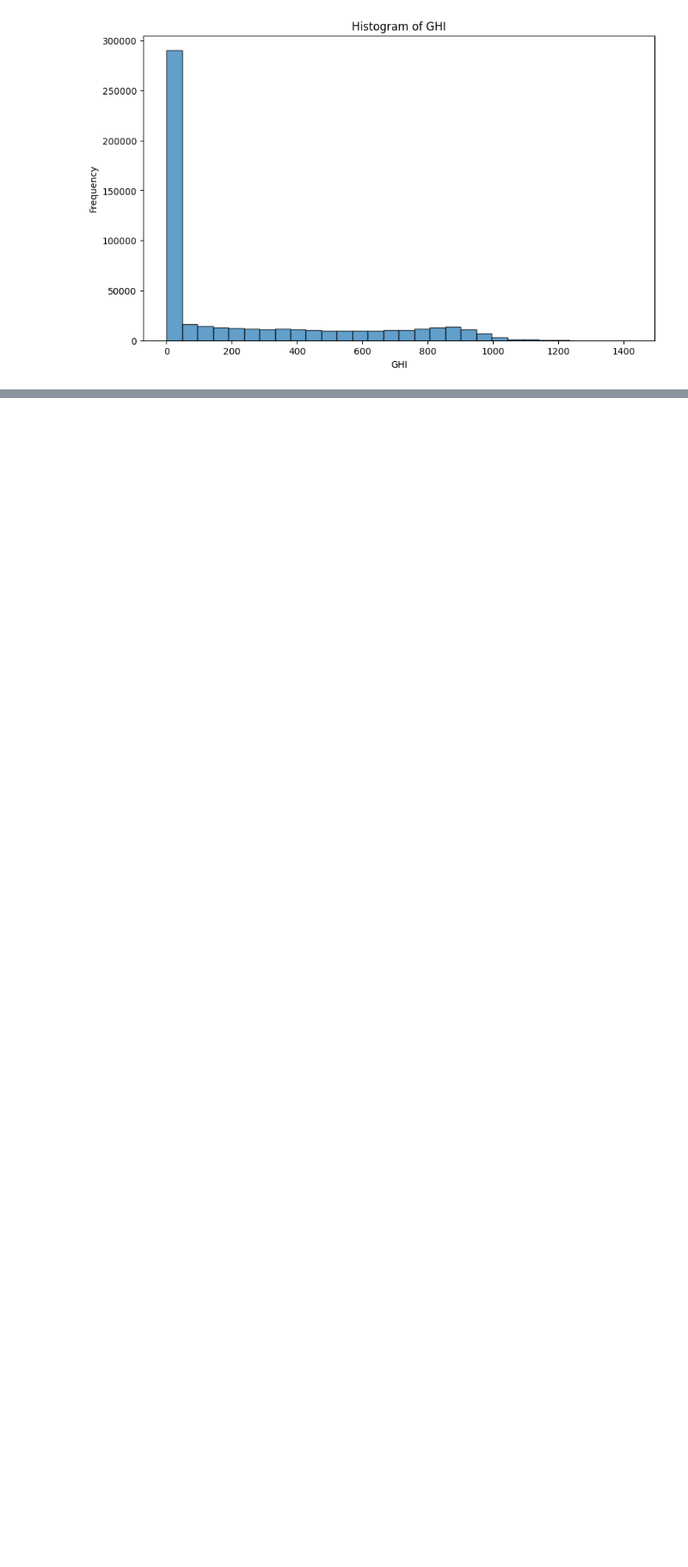
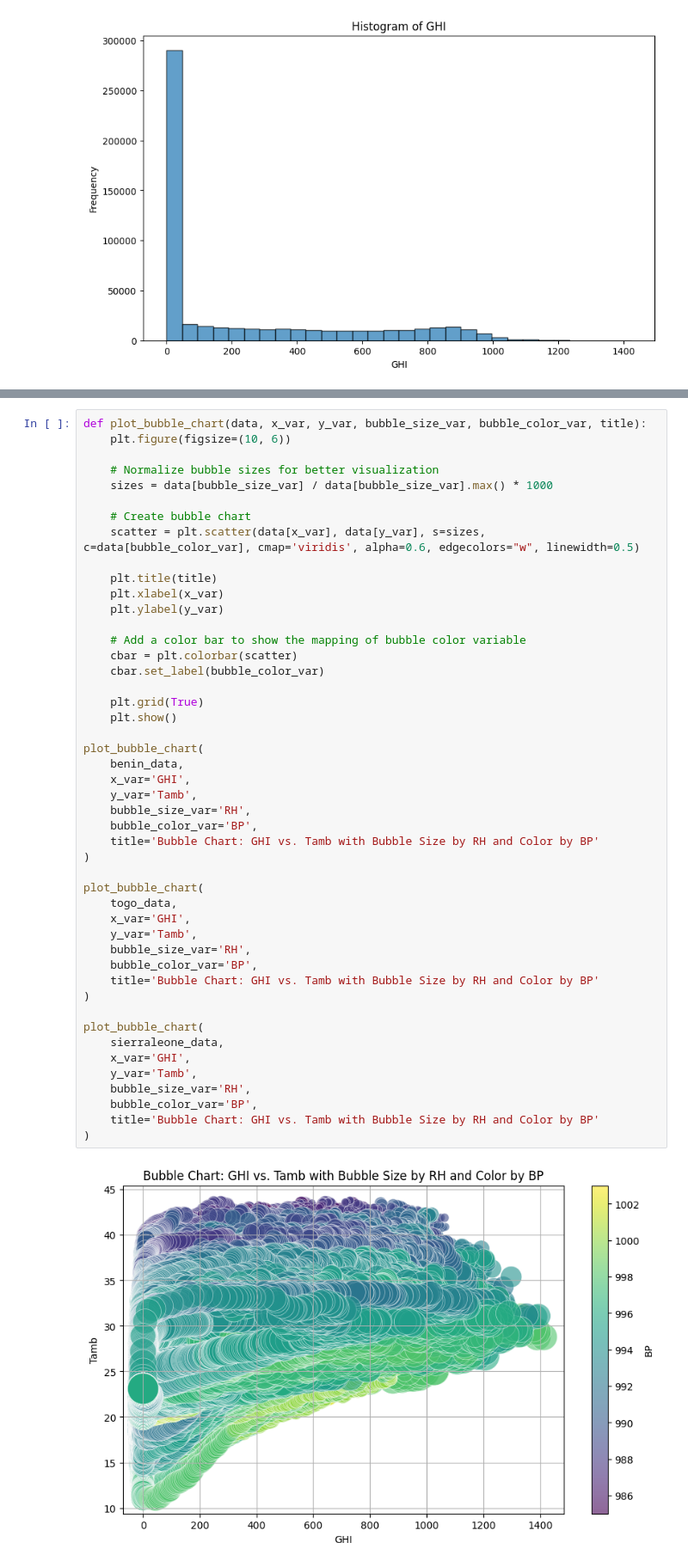
Before and after one commit to Liya-F/Solar-Data-Analysis, a Jupyter notebook: notebooks/EDA.ipynb, the cells around one changed output, grey strips where cells are left out. Shown at 86% size. Drawn from its saved outputs; the diff is of its cells as text; blank space fills up the shorter version.

```diff
--- a/notebooks/EDA.ipynb
+++ b/notebooks/EDA.ipynb
@@ -352,0 +474,49 @@ plot_histogram(togo_data, 'GHI')
+# %%
+def plot_bubble_chart(data, x_var, y_var, bubble_size_var, bubble_color_var, title):
+    plt.figure(figsize=(10, 6))
+
+    # Normalize bubble sizes for better visualization
+    sizes = data[bubble_size_var] / data[bubble_size_var].max() * 1000
+
+    # Create bubble chart
+    scatter = plt.scatter(data[x_var], data[y_var], s=sizes, c=data[bubble_color_var], cmap='viridis', alpha=0.6, edgecolors="w", linewidth=0.5)
+
+    plt.title(title)
+    plt.xlabel(x_var)
+    plt.ylabel(y_var)
+
+    # Add a color bar to show the mapping of bubble color variable
+    cbar = plt.colorbar(scatter)
+    cbar.set_label(bubble_color_var)
+
+    plt.grid(True)
+    plt.show()
+
+plot_bubble_chart(
+    benin_data,
+    x_var='GHI',
+    y_var='Tamb',
+    bubble_size_var='RH',
+    bubble_color_var='BP',
+    title='Bubble Chart: GHI vs. Tamb with Bubble Size by RH and Color by BP'
+)
+
+plot_bubble_chart(
+    togo_data,
+    x_var='GHI',
+    y_var='Tamb',
+    bubble_size_var='RH',
+    bubble_color_var='BP',
+    title='Bubble Chart: GHI vs. Tamb with Bubble Size by RH and Color by BP'
+)
+
+plot_bubble_chart(
+    sierraleone_data,
+    x_var='GHI',
+    y_var='Tamb',
+    bubble_size_var='RH',
+    bubble_color_var='BP',
+    title='Bubble Chart: GHI vs. Tamb with Bubble Size by RH and Color by BP'
+)
+# %% [output]
+[figure, added]
```
Also changed, not shown: parts of 24 cells of this notebook.
